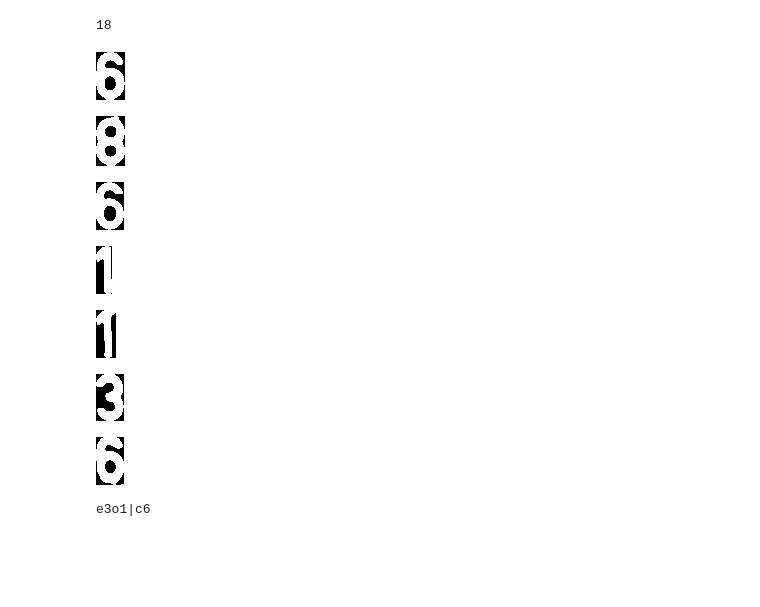
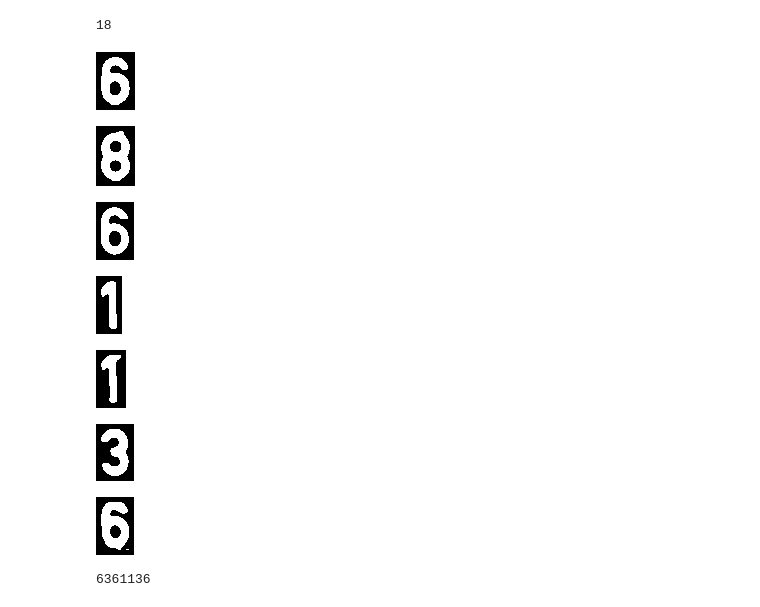
Before and after one commit to yashgupta417/ANPR, a Jupyter notebook: model.ipynb, the cells around one changed output. Cells and saved outputs as stored; diff of their text form; code cells hidden in the pictures; blank space fills up the shorter version.

Commit message:
added border to segmented char

```diff
--- a/model.ipynb
+++ b/model.ipynb
@@ -107,38 +115,39 @@ pytesseract.pytesseract.tesseract_cmd =r'/usr/bin/tesseract'
 from pytesseract import image_to_string
 from google.colab.patches import cv2_imshow
 
 answer=""
 for cont in contours:
     x,y,w,h=cv2.boundingRect(cont)
 
     img_h,img_w=img_bw.shape
 
 
     ratio = h / float(w)
     if ratio < 1.5:
       # print("r "+str(ratio))
       continue
 
     area = h * w
     if area < 100:
       # print("a "+str(area))
       continue
 
     roi=img_bw[y:y+h,x:x+w]
 
+    roi=cv2.copyMakeBorder(roi,5,5,5,5,cv2.BORDER_CONSTANT,value=[0,0,0])
     text=image_to_string(roi,config='-c tessedit_char_whitelist=0123456789ABCDEFGHIJKLMNOPQRSTUVWXYZ --psm 8 --oem 3')
     answer+=text[0]
 
     cv2_imshow(roi)
 
 
 print(answer)
 # %% [output]
-[figure, old version]
+[figure, new version]
-[figure, old version]
+[figure, new version]
-[figure, old version]
+[figure, new version]
-[figure, old version]
+[figure, new version]
-[figure, old version]
+[figure, new version]
-[figure, old version]
+[figure, new version]
-[figure, old version]
+[figure, new version]
-e3o1|c6
+6361136
```
Also changed, not shown: parts of 2 cells of this notebook.
